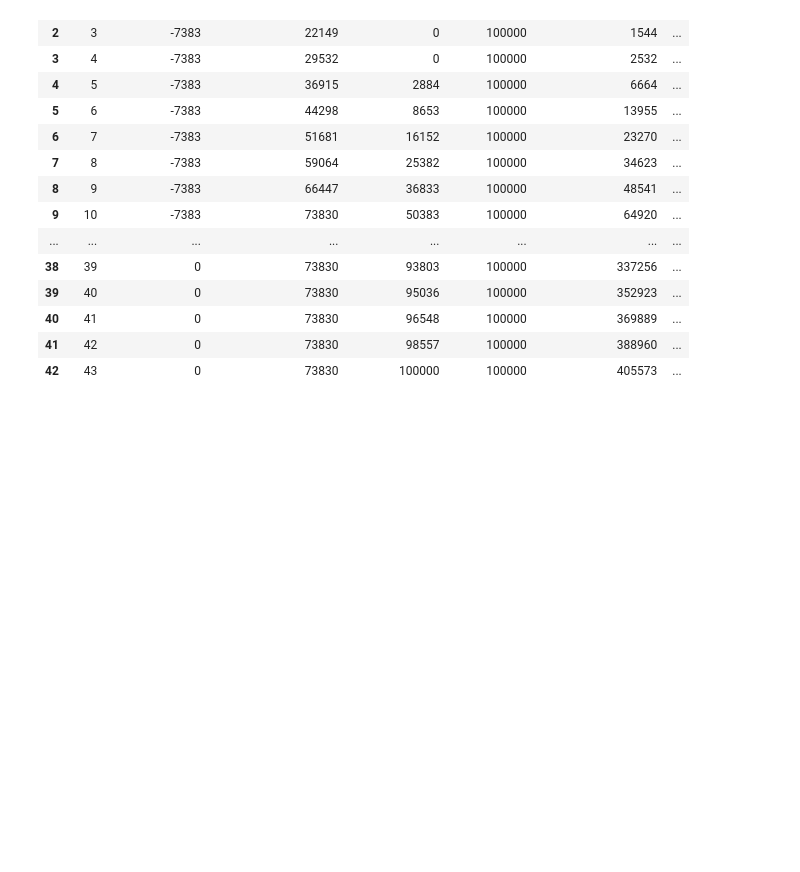
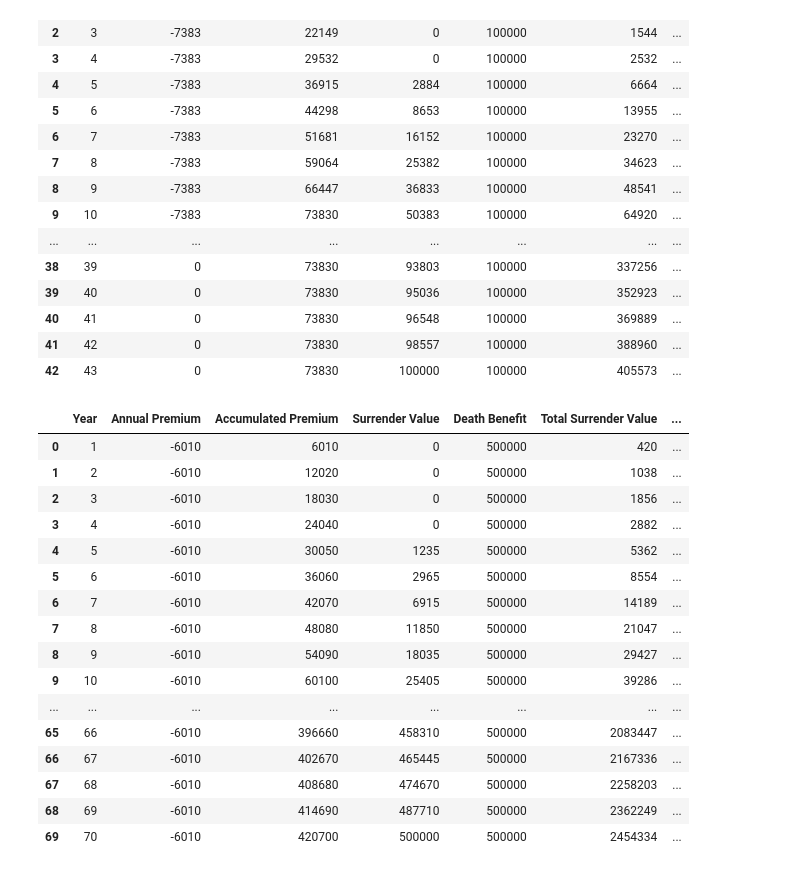
Before and after one commit to TLdgh/Mortgage, a Jupyter notebook: InsuranceIRR.ipynb, the cells around one changed output. Drawn from its saved outputs; the diff is of its cells as text; code cells hidden in the pictures; blank space fills up the shorter version.

```diff
--- a/InsuranceIRR.ipynb
+++ b/InsuranceIRR.ipynb
@@ -25,3 +25,26 @@ getIRR(df, cols=cols)
 | 40 | 41 | 0 | 73830 | 96548 | 100000 | 369889 | ... |
 | 41 | 42 | 0 | 73830 | 98557 | 100000 | 388960 | ... |
 | 42 | 43 | 0 | 73830 | 100000 | 100000 | 405573 | ... |
+# %%
+df2=pd.read_excel('Total_Life_Insurance_Amount2.xlsx', skiprows=1, header=0)
+df2=df2.loc[:, ~df2.columns.str.contains("interest", case=False)]
+pd.set_option("display.max_rows", None)
+getIRR(df2, cols=cols)
+# %% [output]
+|  | Year | Annual Premium | Accumulated Premium | Surrender Value | Death Benefit | Total Surrender Value | ... |
+| 0 | 1 | -6010 | 6010 | 0 | 500000 | 420 | ... |
+| 1 | 2 | -6010 | 12020 | 0 | 500000 | 1038 | ... |
+| 2 | 3 | -6010 | 18030 | 0 | 500000 | 1856 | ... |
+| 3 | 4 | -6010 | 24040 | 0 | 500000 | 2882 | ... |
+| 4 | 5 | -6010 | 30050 | 1235 | 500000 | 5362 | ... |
+| 5 | 6 | -6010 | 36060 | 2965 | 500000 | 8554 | ... |
+| 6 | 7 | -6010 | 42070 | 6915 | 500000 | 14189 | ... |
+| 7 | 8 | -6010 | 48080 | 11850 | 500000 | 21047 | ... |
+| 8 | 9 | -6010 | 54090 | 18035 | 500000 | 29427 | ... |
+| 9 | 10 | -6010 | 60100 | 25405 | 500000 | 39286 | ... |
+| ... | ... | ... | ... | ... | ... | ... | ... |
+| 65 | 66 | -6010 | 396660 | 458310 | 500000 | 2083447 | ... |
+| 66 | 67 | -6010 | 402670 | 465445 | 500000 | 2167336 | ... |
+| 67 | 68 | -6010 | 408680 | 474670 | 500000 | 2258203 | ... |
+| 68 | 69 | -6010 | 414690 | 487710 | 500000 | 2362249 | ... |
+| 69 | 70 | -6010 | 420700 | 500000 | 500000 | 2454334 | ... |
```
